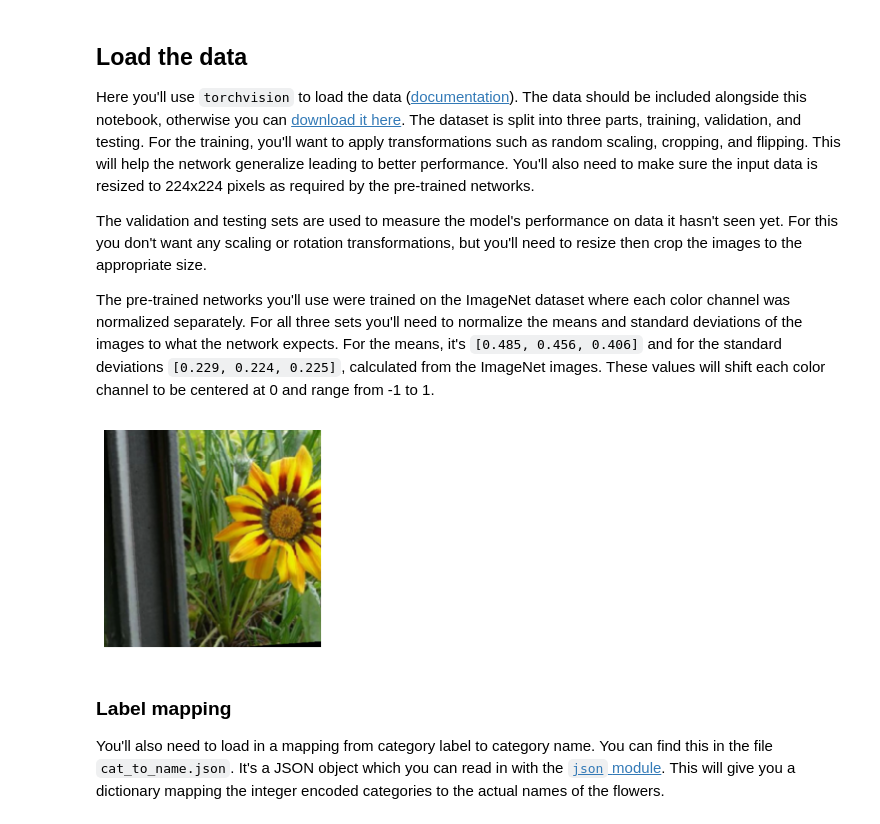
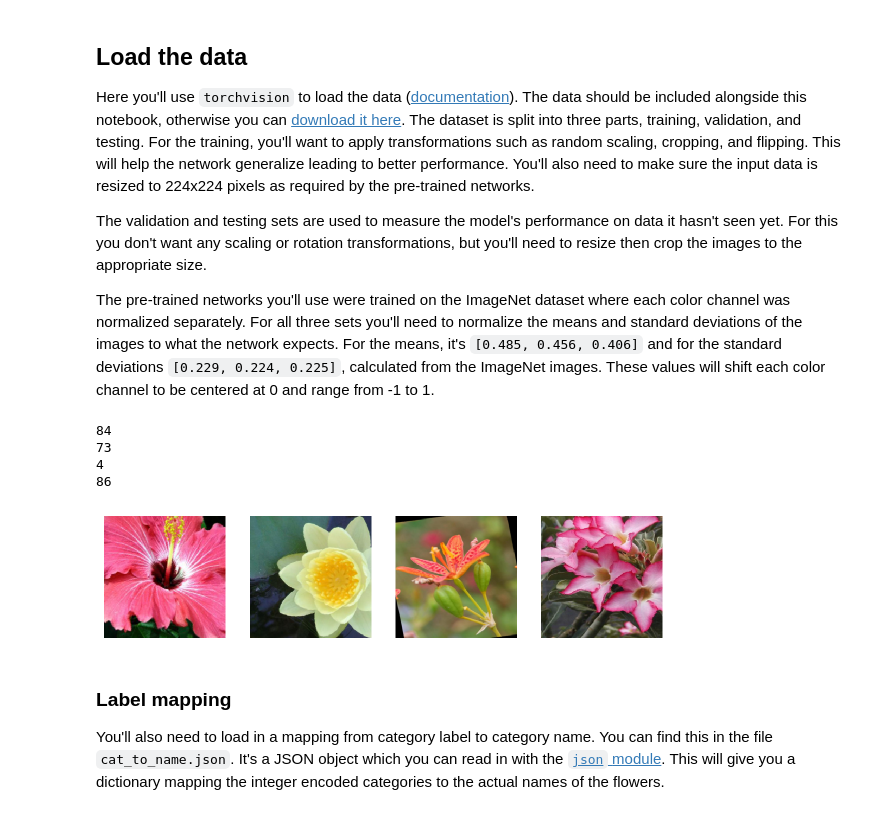
Before and after one commit to samdeniyi/Image-Classifier, a Jupyter notebook: Image Classifier Project.ipynb, the cells around one changed output. Saved outputs shown, nothing was run; the diff lists cells and outputs as text; code cells hidden in the pictures.

```diff
--- a/Image Classifier Project.ipynb
+++ b/Image Classifier Project.ipynb
@@ -80,11 +82,25 @@ valid_data = datasets.ImageFolder(data_dir + '/valid', transform=valid_transform
 trainloader = torch.utils.data.DataLoader(train_data, batch_size=64, shuffle=True)
 testloader = torch.utils.data.DataLoader(test_data, batch_size=32)
 validloader = torch.utils.data.DataLoader(valid_data, batch_size=32)
-# %%
-image, label = next(iter(trainloader))
-helper.imshow(image[0,:]);
-# %% [output]
-[figure, removed]
+# %%
+# image, label = next(iter(trainloader))
+# sample_image = helper.imshow(image[0,:], normalize=True);
+# print(sample_image)
+
+data_iter = iter(trainloader)
+
+images, labels = next(data_iter)
+fig, axes = plt.subplots(figsize=(10,4), ncols=4)
+for ii in range(4):
+    ax = axes[ii]
+    helper.imshow(images[ii], ax=ax)
+    print(labels[ii])
+# %% [output]
+84
+73
+4
+86
+[figure, added]
 # %% [markdown]
 ### Label mapping
 
```
Also changed, not shown: parts of 14 cells of this notebook.
